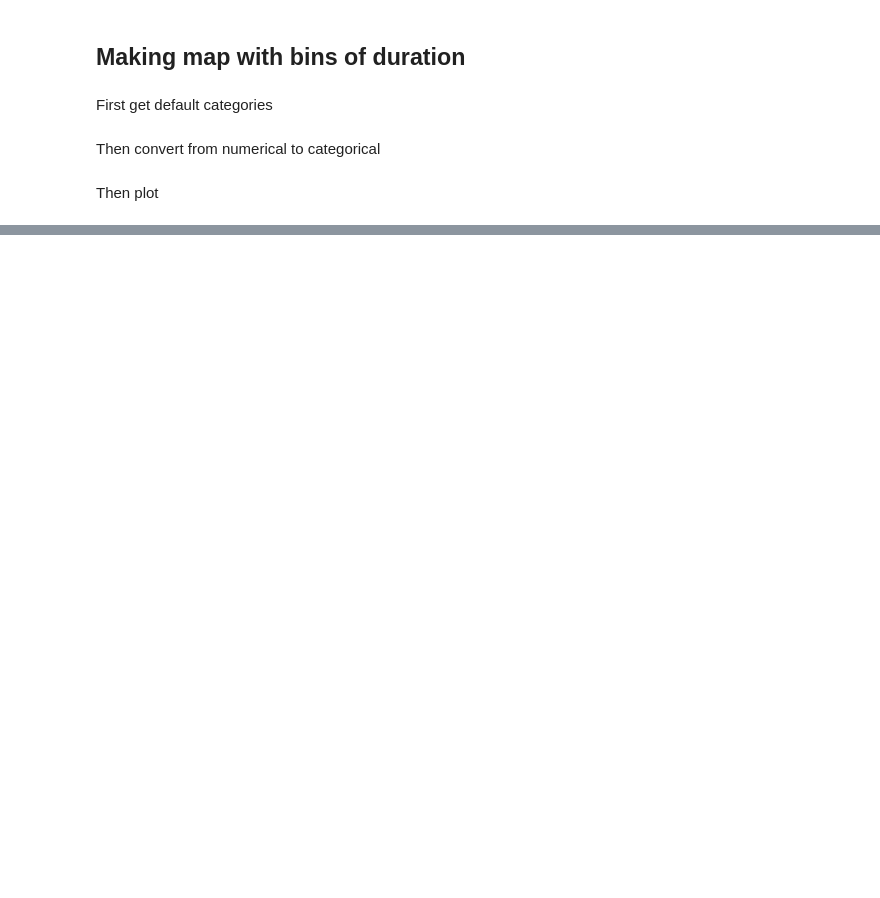
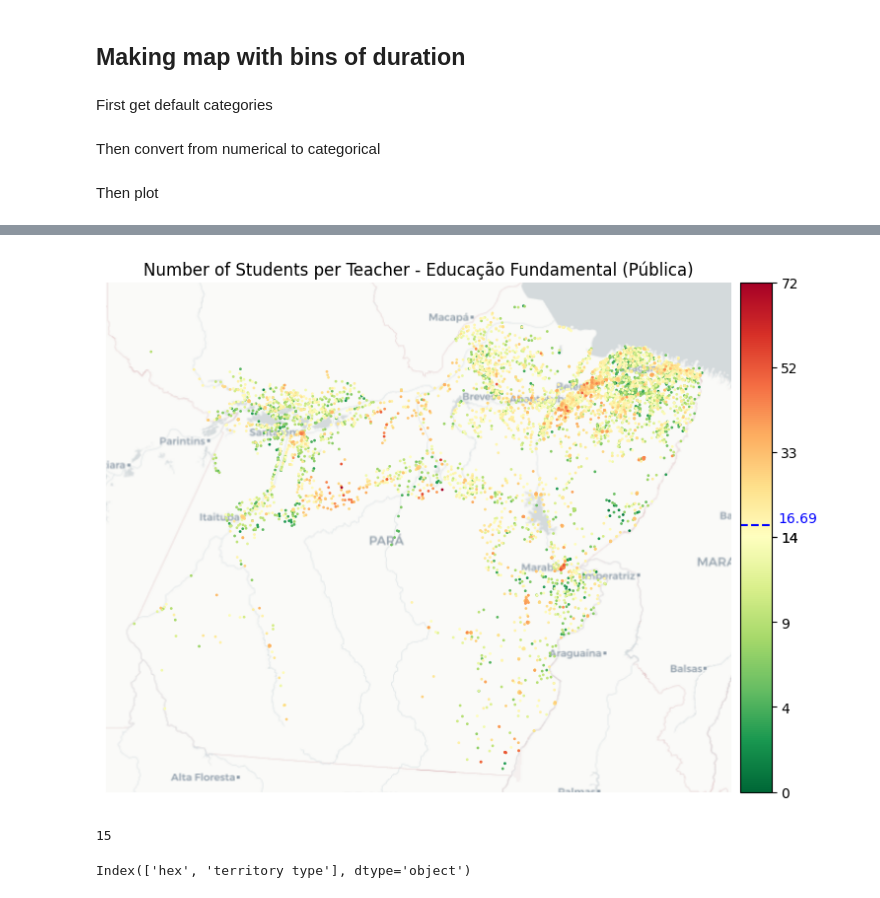
Before and after one commit to EL-BID/edu-brazil, a Jupyter notebook: 4_1_ParaAccessibilityModel.ipynb, the cells around one changed output, grey strips where cells are left out. Drawn from its saved outputs; the diff is of its cells as text; code cells hidden in the pictures; blank space fills up the shorter version.

```diff
--- a/4_1_ParaAccessibilityModel.ipynb
+++ b/4_1_ParaAccessibilityModel.ipynb
@@ -267,0 +868,50 @@ up.routing.stop_osrm_server("norte", "south-america_brazil", "car")
+# %%
+col = "students_per_professor_FUND"
+fig, ax = plt.subplots(figsize=(7.5, 7.5))
+
+# Create a single axes for the colorscale
+divider = make_axes_locatable(ax)
+cax = divider.append_axes("right", size="5%", pad=0.1)
+
+
+ax = filtered_schools.sort_values(col).plot(
+    col,
+    legend=True,
+    ax=ax,
+    cax=cax,
+    markersize=1,
+    cmap="RdYlGn_r",
+    norm=norm,
+)
+
+cax_ticks = np.concatenate(
+    (np.linspace(0, 14, 4), np.linspace(14, filtered_schools[col].max(), 4))
+)
+cax.set_yticks(cax_ticks)
+cax.set_yticklabels([f"{int(tick):,}" for tick in cax_ticks])
+
+# Add a blue market for the mean value in the colorbar
+mean_value = filtered_schools[col].mean()
+cax.axhline(mean_value, color="blue", linestyle="--")
+cax.text(
+    1.2,
+    mean_value + 1.5,
+    f"{mean_value:.2f}",
+    va="center",
+    ha="left",
+    color="blue",
+    bbox=dict(facecolor="none", alpha=0),
+)
+
+ax.set_title("Number of Students per Teacher - Educação Fundamental (Pública)")
+ax.set_axis_off()
+ctx.add_basemap(
+    ax,
+    crs=filtered_schools.crs.to_string(),
+    source=ctx.providers.CartoDB.Positron,
+    attribution=False,
+)
+
+plt.tight_layout()
+# %% [output]
+[figure, added]
@@ -267,0 +978,8 @@ up.routing.stop_osrm_server("norte", "south-america_brazil", "car")
+# %%
+len(para_hexs_selected_cols.columns)
+# %% [output]
+15
+# %%
+para_hexs_selected_cols.select_dtypes(include="object").columns
+# %% [output]
+Index(['hex', 'territory type'], dtype='object')
```
Also changed, not shown: parts of 94 cells of this notebook, 8 other files.
